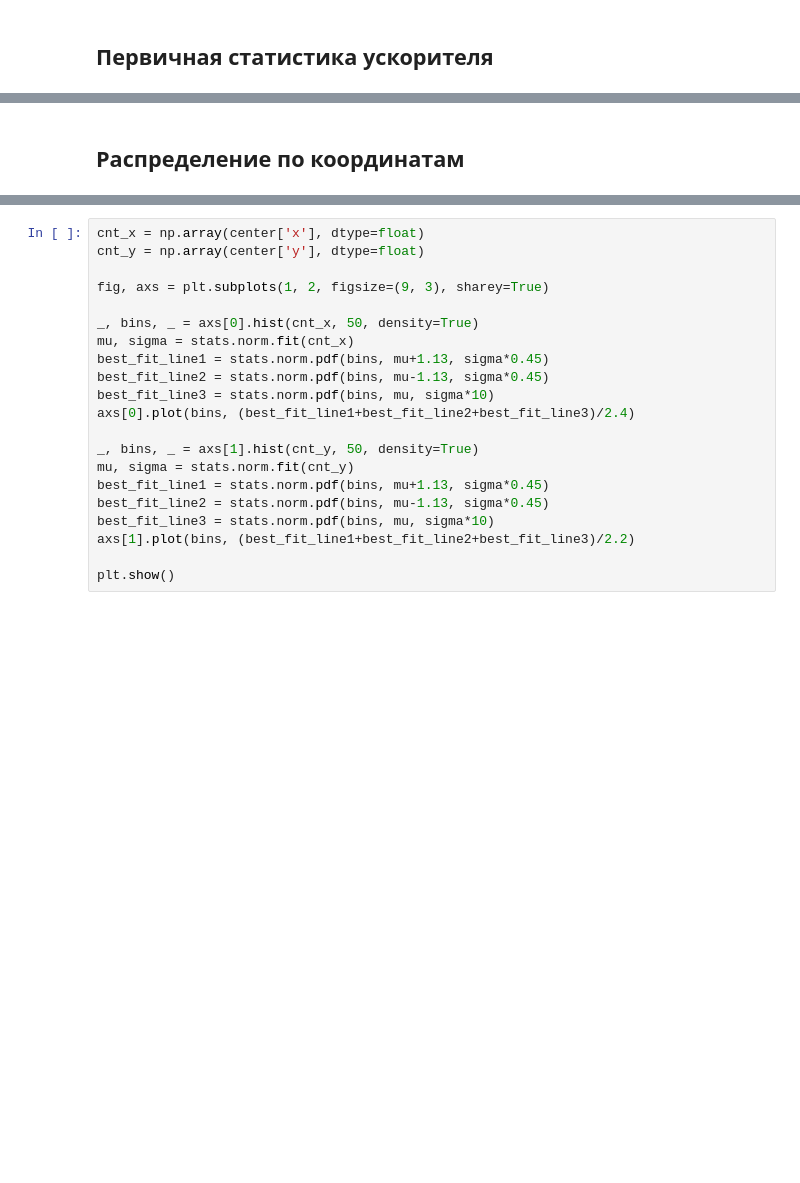
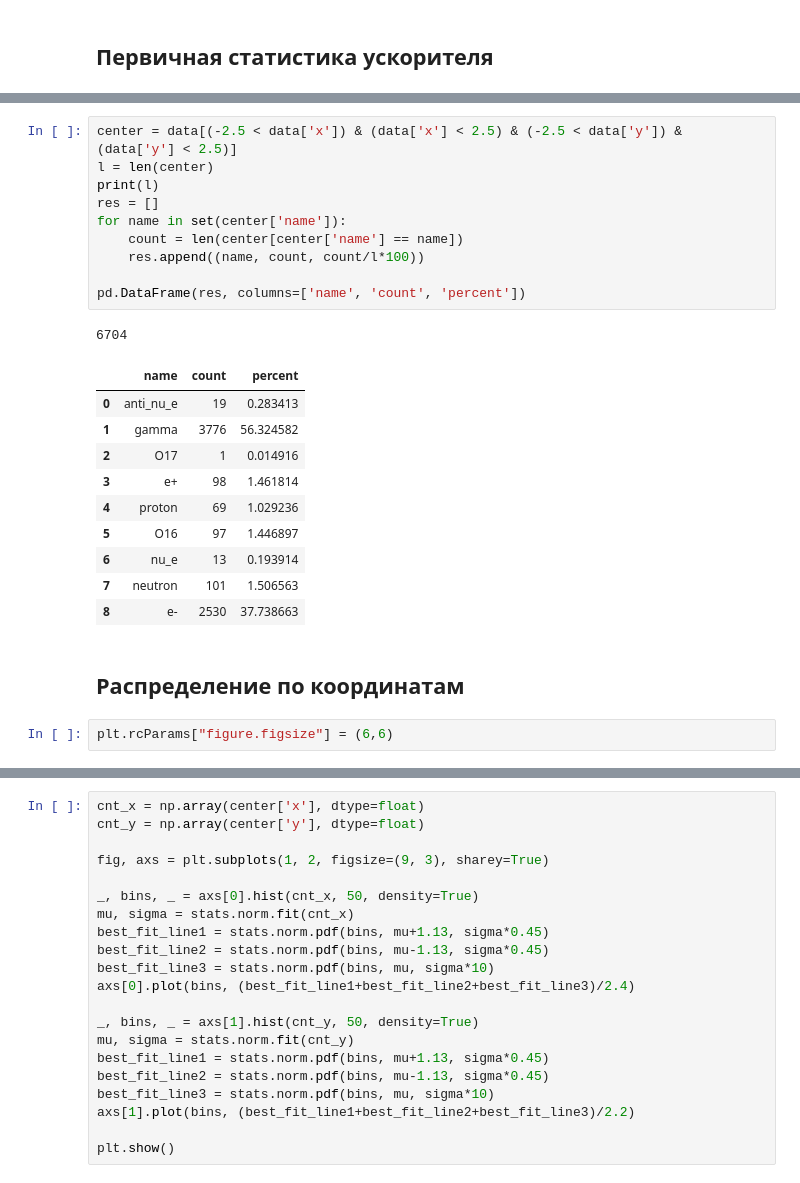
Before and after one commit to annndruha/Distribution-of-secondary-particles-in-tissue-equivalent-materials, a Jupyter notebook: t1/StatsCalculator.ipynb, the cells around one changed output, grey strips where cells are left out. Cells and saved outputs as stored; diff of their text form; blank space fills up the shorter version.

```diff
--- a/t1/StatsCalculator.ipynb
+++ b/t1/StatsCalculator.ipynb
@@ -57,4 +63,28 @@ pd.DataFrame(res, columns=['name', 'count', 'percent'])
 | 8 | e- | 22186 | 27.815948 |
+# %%
+center = data[(-2.5 < data['x']) & (data['x'] < 2.5) & (-2.5 < data['y']) & (data['y'] < 2.5)]
+l = len(center)
+print(l)
+res = []
+for name in set(center['name']):
+    count = len(center[center['name'] == name])
+    res.append((name, count, count/l*100))
+
+pd.DataFrame(res, columns=['name', 'count', 'percent'])
+# %% [output]
+6704
+|  | name | count | percent |
+| 0 | anti_nu_e | 19 | 0.283413 |
+| 1 | gamma | 3776 | 56.324582 |
+| 2 | O17 | 1 | 0.014916 |
+| 3 | e+ | 98 | 1.461814 |
+| 4 | proton | 69 | 1.029236 |
+| 5 | O16 | 97 | 1.446897 |
+| 6 | nu_e | 13 | 0.193914 |
+| 7 | neutron | 101 | 1.506563 |
+| 8 | e- | 2530 | 37.738663 |
 # %% [markdown]
 ## Распределение по координатам
+# %%
+plt.rcParams["figure.figsize"] = (6,6)
 # %%
```
Also changed, not shown: parts of 7 cells of this notebook.
